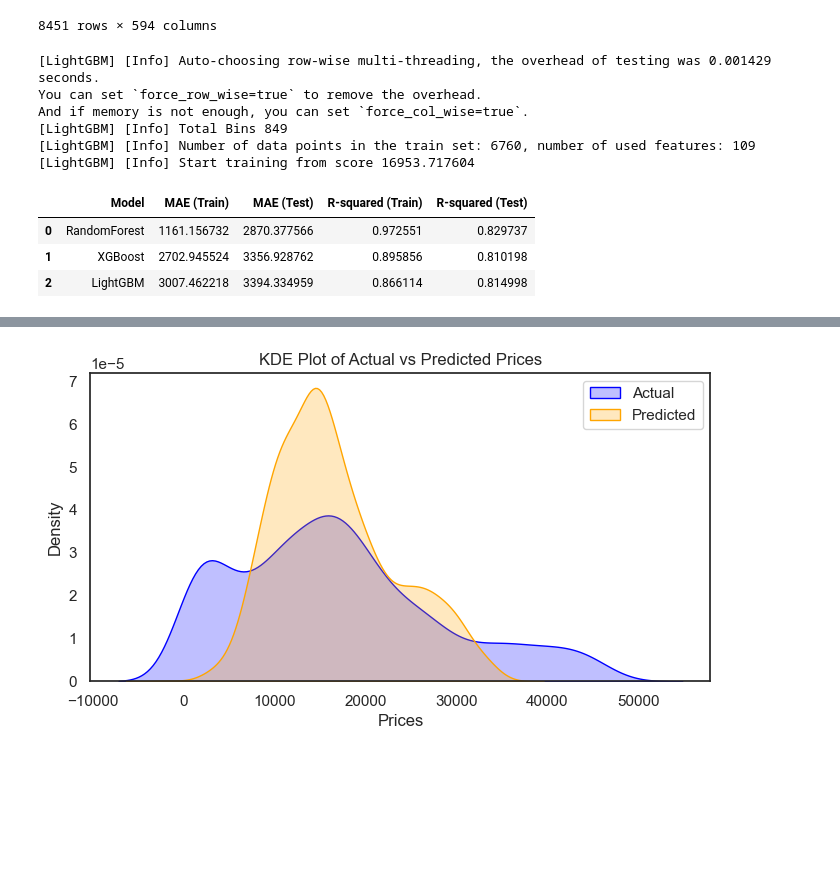
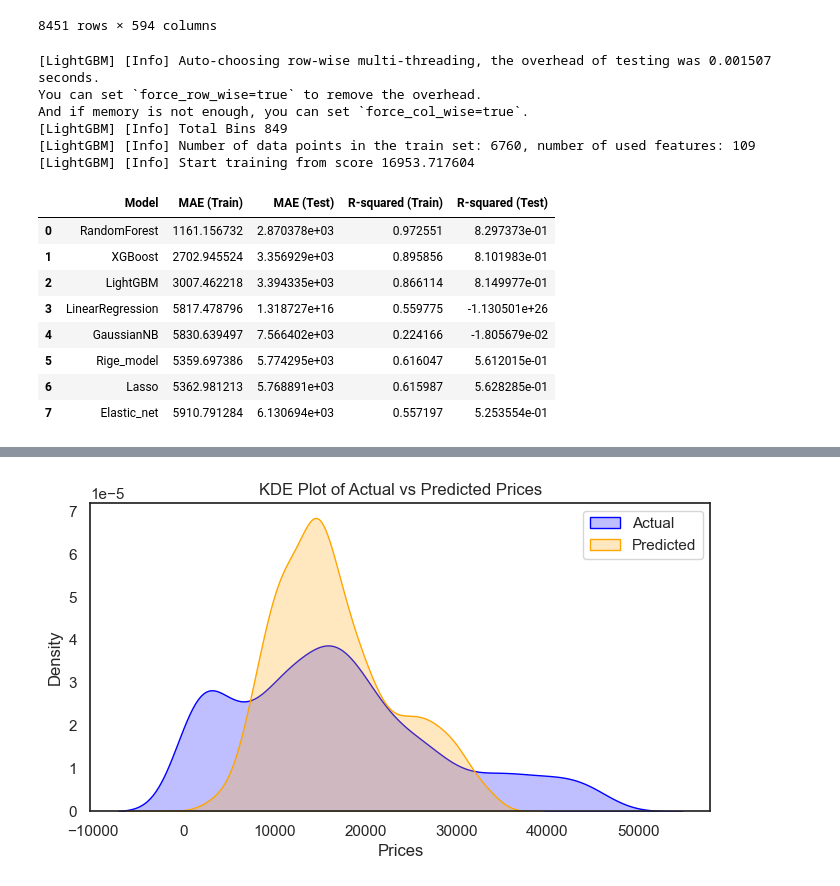
Before and after one commit to YASINRA/Machine-Learning, a Jupyter notebook: car_price_prediction_regression.ipynb, the cells around one changed output, grey strips where cells are left out. Saved outputs shown, nothing was run; the diff lists cells and outputs as text; code cells hidden in the pictures; blank space fills up the shorter version.

```diff
--- a/car_price_prediction_regression.ipynb
+++ b/car_price_prediction_regression.ipynb
@@ -671,6 +671,11 @@ from sklearn.model_selection import train_test_split
 from sklearn.ensemble import RandomForestRegressor
 from sklearn.preprocessing import StandardScaler
 from sklearn.metrics import r2_score
+from sklearn.linear_model import Lasso
+from sklearn.linear_model import Ridge
+from sklearn.linear_model import ElasticNet
+from sklearn.naive_bayes import GaussianNB
+from sklearn.linear_model import LinearRegression
 
 X = df_encoded.drop(columns=['Price','Cylinders'])
 y = df_encoded['Price']
@@ -683,47 +688,63 @@ X_train_scaled = scaler.fit_transform(X_train)
 
 X_eval_scaled = scaler.transform(X_eval)
 
-
 # Initialize Random Forest Regressor
 rf_model = RandomForestRegressor(n_estimators=100, random_state=42)
 # Initialize XGBoost Regressor
 xgb_model = xgb.XGBRegressor(objective='reg:squarederror', random_state=42)
 # Initialize LightGBM Regressor
 lgb_model = lgb.LGBMRegressor(random_state=42)
+# Initialize LinearRegression
+lr_model = LinearRegression()
+# Initialize GaussianNB
+gnb_model = GaussianNB()
+# Initialize Rige
+rige_model = Ridge(alpha = 1.0)
+#Initializing the Lasso
+lasso_model = Lasso()
+# Initialize elastic net
+en_model = ElasticNet(random_state=0)
 
-models = {'RandomForest': rf_model, 'XGBoost': xgb_model, 'LightGBM': lgb_model}
+models = {'RandomForest': rf_model, 'XGBoost': xgb_model, 'LightGBM': lgb_model, 'LinearRegression': lr_model, 'GaussianNB': gnb_model,
+    'Rige_model': rige_model, 'Lasso': lasso_model, 'Elastic_net': en_model}
+
 
 results = {'Model': [], 'MAE (Train)': [], 'MAE (Test)': [], 'R-squared (Train)': [], 'R-squared (Test)': []}
 
 for model_name, model in models.items():
     model.fit(X_train_scaled, y_train)
 
     y_train_pred = model.predict(X_train_scaled)
 
     y_eval_pred = model.predict(X_eval_scaled)
 
     mae_train = mean_absolute_error(y_train, y_train_pred)
     mae_eval = mean_absolute_error(y_eval, y_eval_pred)
     r2_train = r2_score(y_train, y_train_pred)
     r2_eval = r2_score(y_eval, y_eval_pred)
 
     results['Model'].append(model_name)
     results['MAE (Train)'].append(mae_train)
     results['MAE (Test)'].append(mae_eval)
     results['R-squared (Train)'].append(r2_train)
     results['R-squared (Test)'].append(r2_eval)
 
 results_df = pd.DataFrame(results)
 
 results_df
 # %% [output]
-[LightGBM] [Info] Auto-choosing row-wise multi-threading, the overhead of testing was 0.001429 seconds.
+[LightGBM] [Info] Auto-choosing row-wise multi-threading, the overhead of testing was 0.001507 seconds.
 You can set `force_row_wise=true` to remove the overhead.
 And if memory is not enough, you can set `force_col_wise=true`.
 [LightGBM] [Info] Total Bins 849
 [LightGBM] [Info] Number of data points in the train set: 6760, number of used features: 109
 [LightGBM] [Info] Start training from score 16953.717604
 |  | Model | MAE (Train) | MAE (Test) | R-squared (Train) | R-squared (Test) |
-| 0 | RandomForest | 1161.156732 | 2870.377566 | 0.972551 | 0.829737 |
-| 1 | XGBoost | 2702.945524 | 3356.928762 | 0.895856 | 0.810198 |
-| 2 | LightGBM | 3007.462218 | 3394.334959 | 0.866114 | 0.814998 |
+| 0 | RandomForest | 1161.156732 | 2.870378e+03 | 0.972551 | 8.297373e-01 |
+| 1 | XGBoost | 2702.945524 | 3.356929e+03 | 0.895856 | 8.101983e-01 |
+| 2 | LightGBM | 3007.462218 | 3.394335e+03 | 0.866114 | 8.149977e-01 |
+| 3 | LinearRegression | 5817.478796 | 1.318727e+16 | 0.559775 | -1.130501e+26 |
+| 4 | GaussianNB | 5830.639497 | 7.566402e+03 | 0.224166 | -1.805679e-02 |
+| 5 | Rige_model | 5359.697386 | 5.774295e+03 | 0.616047 | 5.612015e-01 |
+| 6 | Lasso | 5362.981213 | 5.768891e+03 | 0.615987 | 5.628285e-01 |
+| 7 | Elastic_net | 5910.791284 | 6.130694e+03 | 0.557197 | 5.253554e-01 |
```
Also changed, not shown: parts of 1 cell of this notebook.
